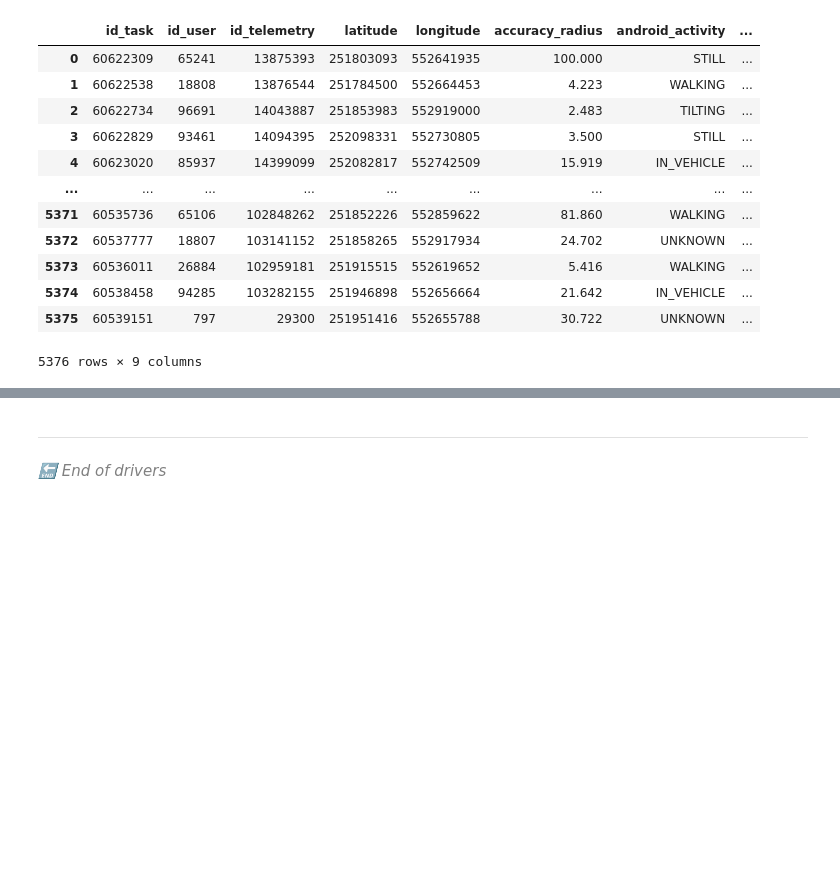
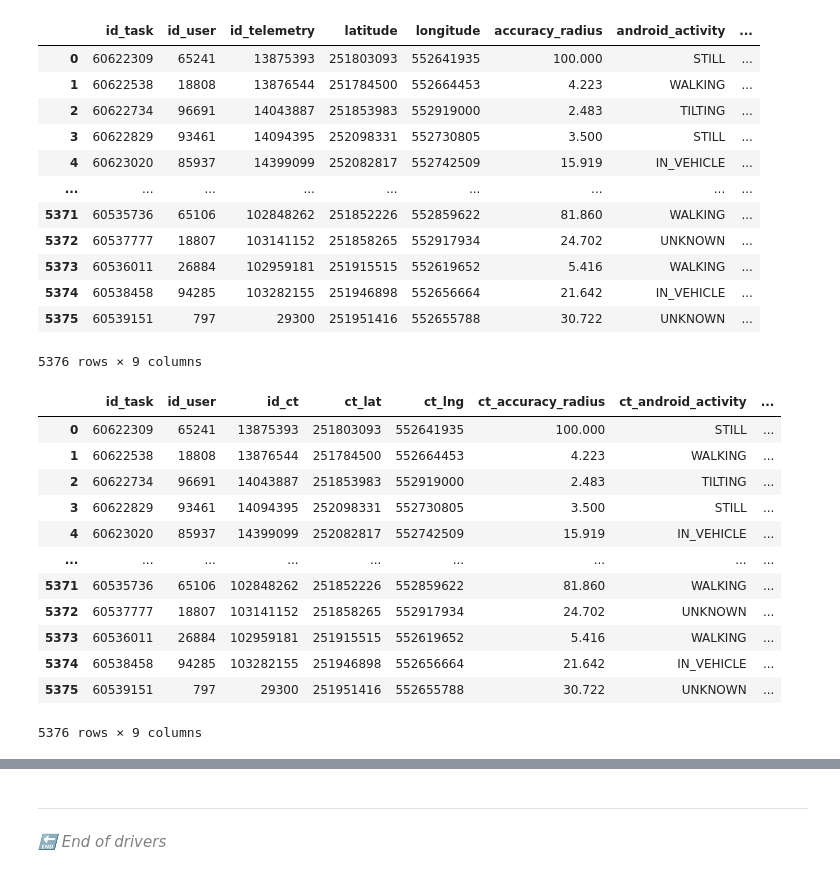
Before and after one commit to MohamdFekry/Parking-Enricher, a Jupyter notebook: test_data_analsis.ipynb, the cells around one changed output, grey strips where cells are left out. Saved outputs shown, nothing was run; the diff lists cells and outputs as text; code cells hidden in the pictures; blank space fills up the shorter version.

```diff
--- a/test_data_analsis.ipynb
+++ b/test_data_analsis.ipynb
@@ -586,3 +586,22 @@ closest_telemtery_to_arrival
 | 5374 | 60538458 | 94285 | 103282155 | 251946898 | 552656664 | 21.642 | IN_VEHICLE | ... |
 | 5375 | 60539151 | 797 | 29300 | 251951416 | 552655788 | 30.722 | UNKNOWN | ... |
 5376 rows × 9 columns
+# %%
+closest_telemtery_to_arrival.rename(columns={'id_telemetry': 'id_ct', 'latitude': 'ct_lat', 'longitude': 'ct_lng',
+                                             'telemetry_time': 'ct_time', 'accuracy_radius': 'ct_accuracy_radius',
+                                             'android_activity': 'ct_android_activity'}, inplace=True) # ct is closest telemetry
+closest_telemtery_to_arrival
+# %% [output]
+|  | id_task | id_user | id_ct | ct_lat | ct_lng | ct_accuracy_radius | ct_android_activity | ... |
+| 0 | 60622309 | 65241 | 13875393 | 251803093 | 552641935 | 100.000 | STILL | ... |
+| 1 | 60622538 | 18808 | 13876544 | 251784500 | 552664453 | 4.223 | WALKING | ... |
+| 2 | 60622734 | 96691 | 14043887 | 251853983 | 552919000 | 2.483 | TILTING | ... |
+| 3 | 60622829 | 93461 | 14094395 | 252098331 | 552730805 | 3.500 | STILL | ... |
+| 4 | 60623020 | 85937 | 14399099 | 252082817 | 552742509 | 15.919 | IN_VEHICLE | ... |
+| ... | ... | ... | ... | ... | ... | ... | ... | ... |
+| 5371 | 60535736 | 65106 | 102848262 | 251852226 | 552859622 | 81.860 | WALKING | ... |
+| 5372 | 60537777 | 18807 | 103141152 | 251858265 | 552917934 | 24.702 | UNKNOWN | ... |
+| 5373 | 60536011 | 26884 | 102959181 | 251915515 | 552619652 | 5.416 | WALKING | ... |
+| 5374 | 60538458 | 94285 | 103282155 | 251946898 | 552656664 | 21.642 | IN_VEHICLE | ... |
+| 5375 | 60539151 | 797 | 29300 | 251951416 | 552655788 | 30.722 | UNKNOWN | ... |
+5376 rows × 9 columns
```
Also changed, not shown: parts of 1 cell of this notebook, 3 other files.
